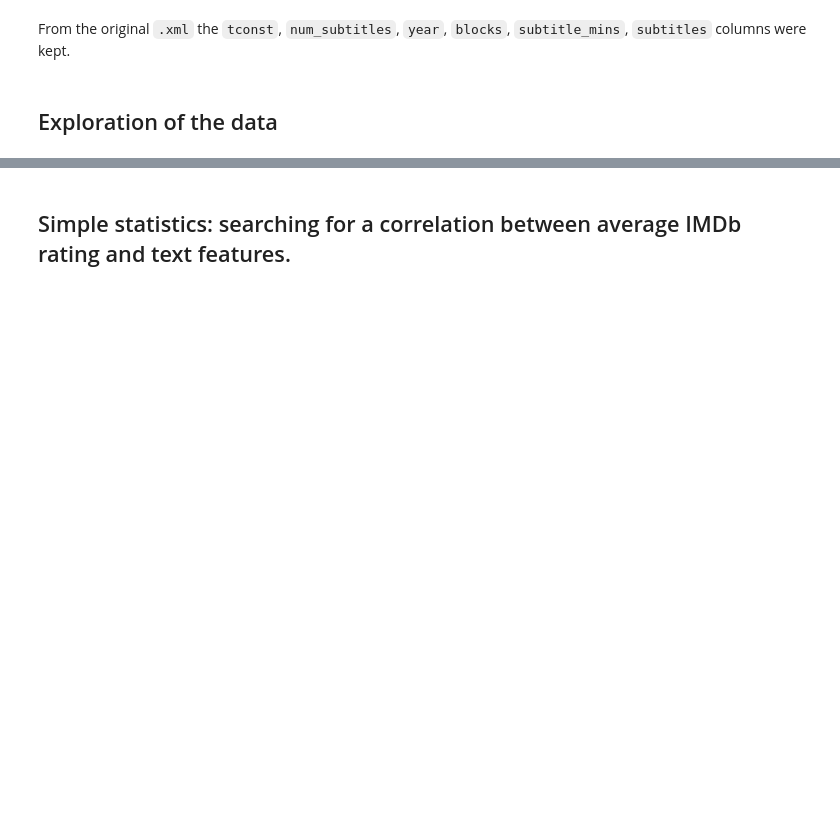
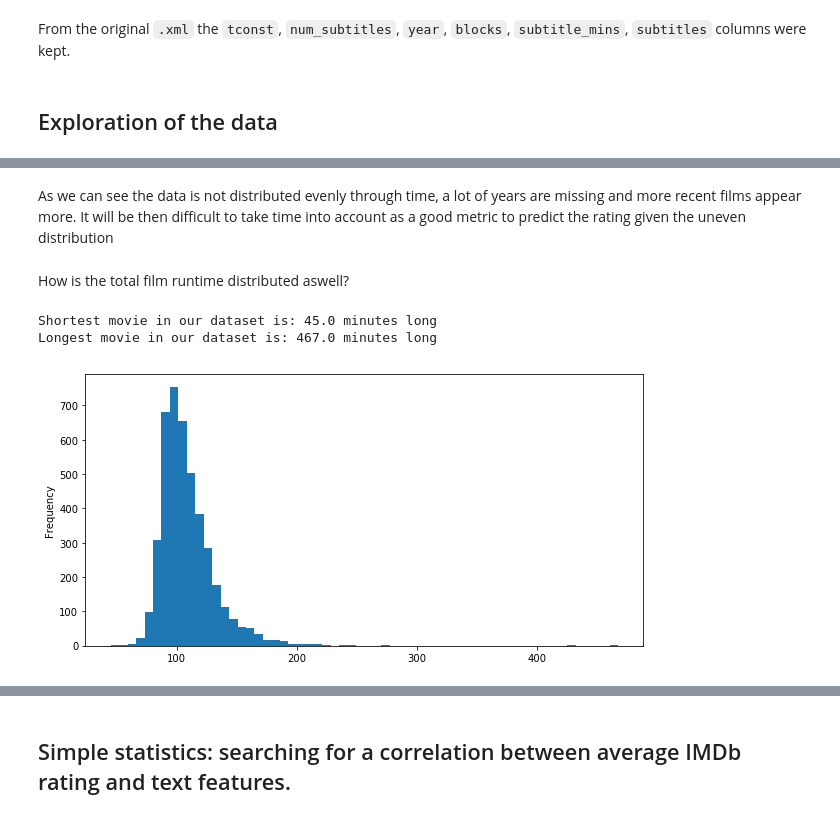
Before and after one commit to Xabitsuki/adamax, a Jupyter notebook: NotebookFinal.ipynb, the cells around one changed output, grey strips where cells are left out. Saved outputs shown, nothing was run; the diff lists cells and outputs as text; code cells hidden in the pictures; blank space fills up the shorter version.

Commit message:
Add data exploration, changed some text at beginnig of final NB

```diff
--- a/NotebookFinal.ipynb
+++ b/NotebookFinal.ipynb
@@ -417,0 +431,12 @@ From the original `.xml` the `tconst`, `num_subtitles`, `year`, `blocks`, `subti
+# %% [markdown]
+As we can see the data is not distributed evenly through time, a lot of years are missing and more recent films appear more. It will be then difficult to take time into account as a good metric to predict the rating given the uneven distribution
+# %% [markdown]
+How is the total film runtime distributed aswell?
+# %%
+print("Shortest movie in our dataset is: {:} minutes long".format(df_films_stats["runtimeMinutes"].min()))
+print("Longest movie in our dataset is: {:} minutes long".format(df_films_stats["runtimeMinutes"].max()))
+ax = df_films_stats["runtimeMinutes"].plot.hist(bins=60, figsize=(10,5))
+# %% [output]
+Shortest movie in our dataset is: 45.0 minutes long
+Longest movie in our dataset is: 467.0 minutes long
+[figure, added]
```
Also changed, not shown: parts of 26 cells of this notebook, 2 other files.
